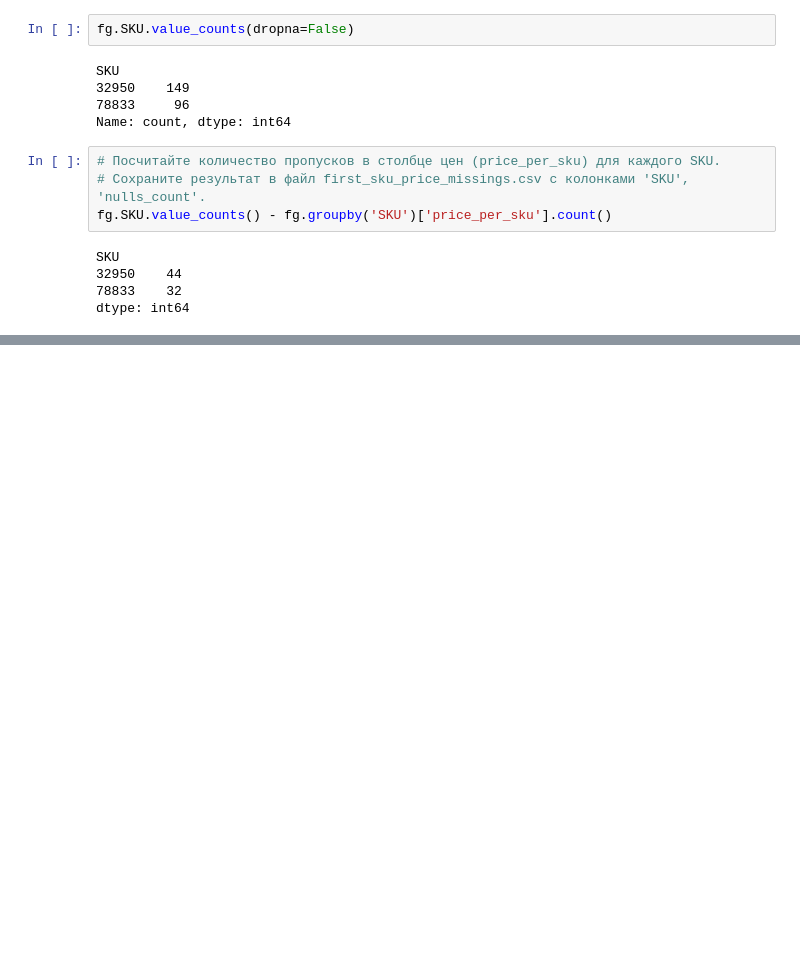
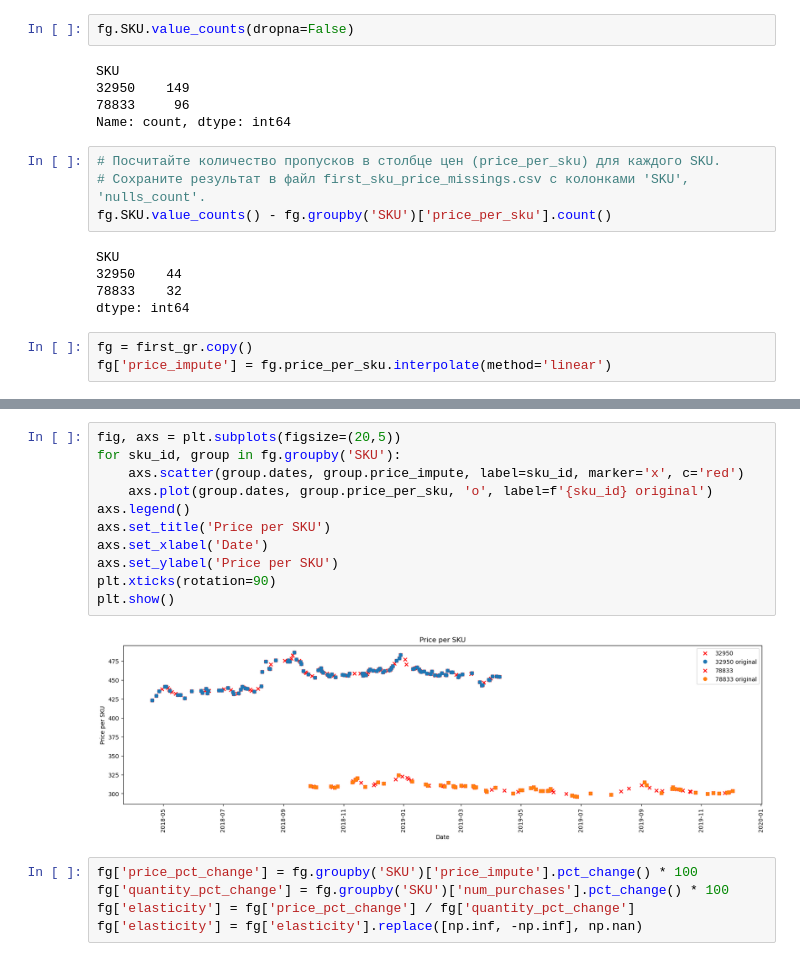
Before and after one commit to mic-icloud/ml-hard, a Jupyter notebook: 4-part/hw-4.ipynb, the cells around one changed output, grey strips where cells are left out. Saved outputs shown, nothing was run; the diff lists cells and outputs as text; blank space fills up the shorter version.

Commit message:
hw-4. first-group end

```diff
--- a/4-part/hw-4.ipynb
+++ b/4-part/hw-4.ipynb
@@ -135,3 +135,5 @@ SKU
 78833    32
 dtype: int64
 # %%
+fg = first_gr.copy()
+fg['price_impute'] = fg.price_per_sku.interpolate(method='linear')
@@ -140,0 +156,18 @@ dtype: int64
+# %%
+fig, axs = plt.subplots(figsize=(20,5))
+for sku_id, group in fg.groupby('SKU'):
+    axs.scatter(group.dates, group.price_impute, label=sku_id, marker='x', c='red')
+    axs.plot(group.dates, group.price_per_sku, 'o', label=f'{sku_id} original')
+axs.legend()
+axs.set_title('Price per SKU')
+axs.set_xlabel('Date')
+axs.set_ylabel('Price per SKU')
+plt.xticks(rotation=90)
+plt.show()
+# %% [output]
+[figure, added]
+# %%
+fg['price_pct_change'] = fg.groupby('SKU')['price_impute'].pct_change() * 100
+fg['quantity_pct_change'] = fg.groupby('SKU')['num_purchases'].pct_change() * 100
+fg['elasticity'] = fg['price_pct_change'] / fg['quantity_pct_change']
+fg['elasticity'] = fg['elasticity'].replace([np.inf, -np.inf], np.nan)
```
Also changed, not shown: parts of 3 cells of this notebook.
